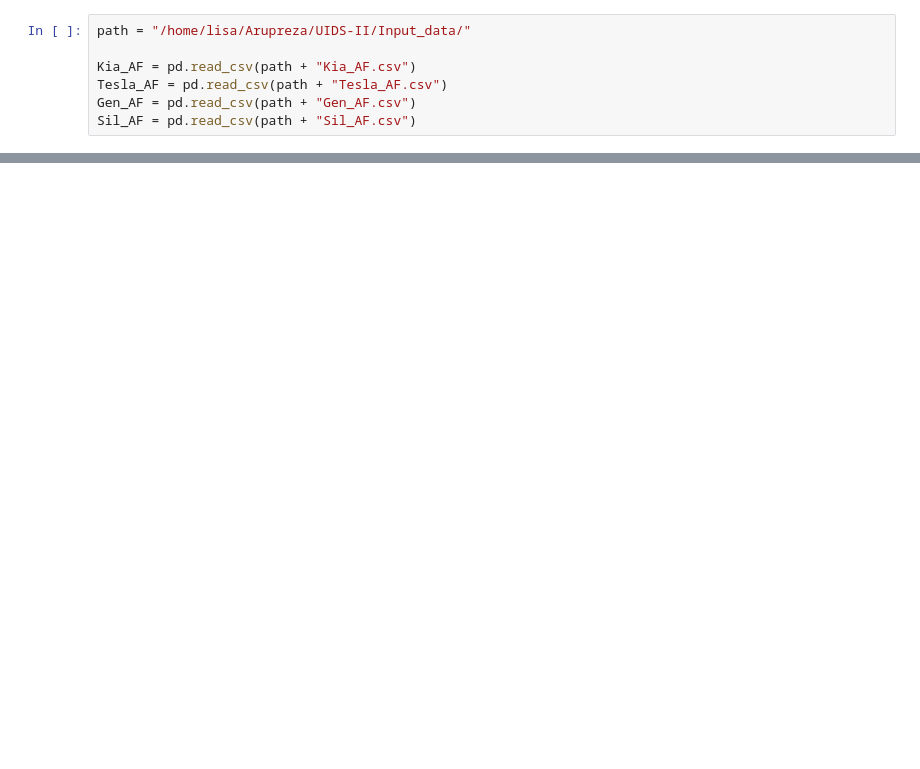
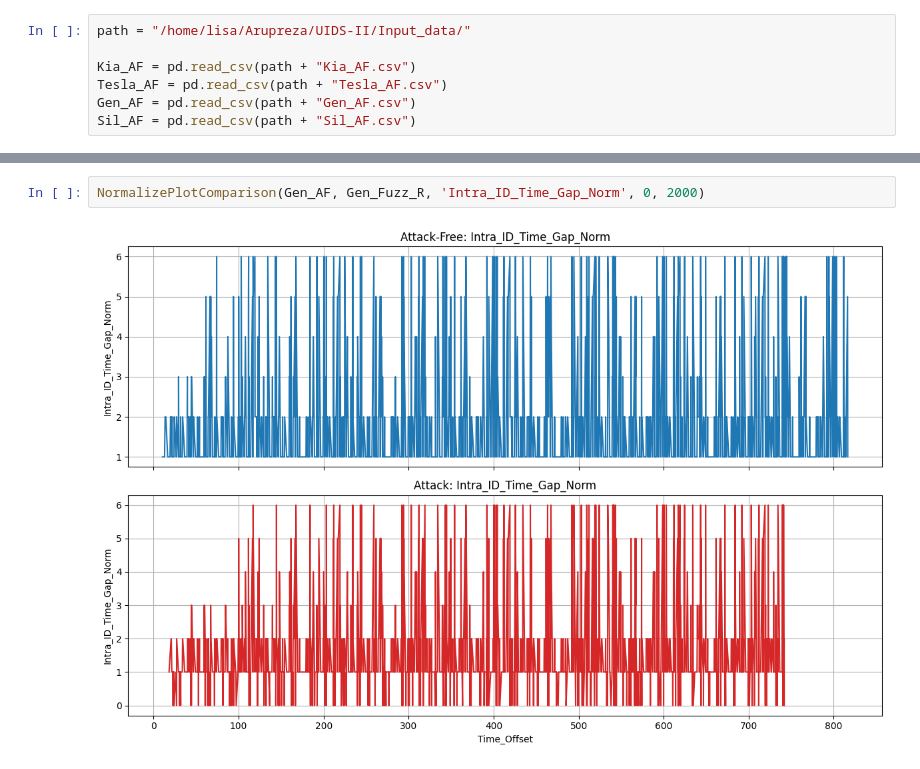
Before and after one commit to Arupreza/UIDS-II, a Jupyter notebook: Gen_Data.ipynb, the cells around one changed output, grey strips where cells are left out. Drawn from its saved outputs; the diff is of its cells as text; blank space fills up the shorter version.

```diff
--- a/Gen_Data.ipynb
+++ b/Gen_Data.ipynb
@@ -57,0 +399,4 @@ Gen_AF_dos_result.to_csv(os.path.join(path, 'Gen_DoS_H.csv'), index=False)
+# %%
+NormalizePlotComparison(Gen_AF, Gen_Fuzz_R, 'Intra_ID_Time_Gap_Norm', 0, 2000)
+# %% [output]
+[figure, added]
```
Also changed, not shown: parts of 51 cells of this notebook, 5 other files.
